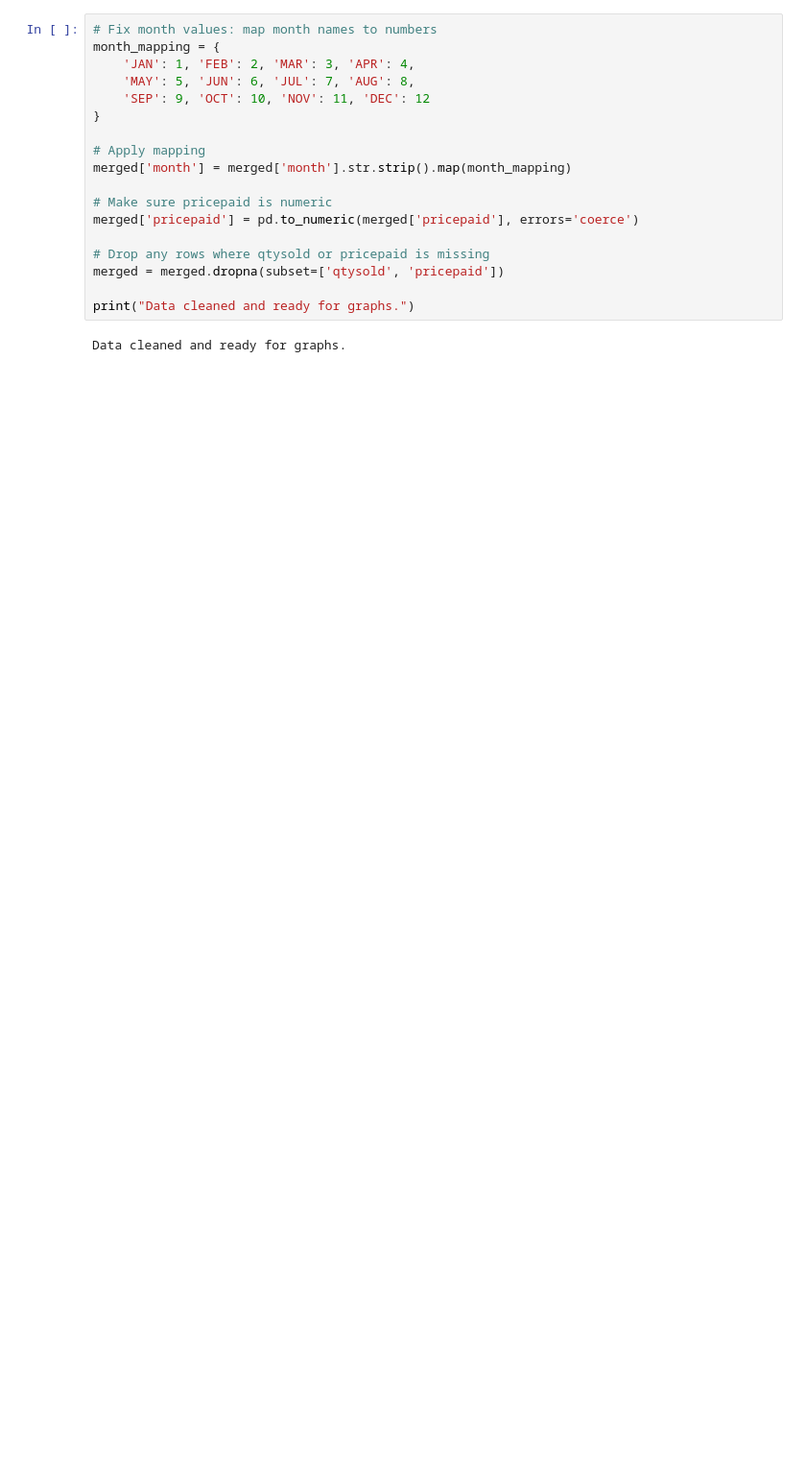
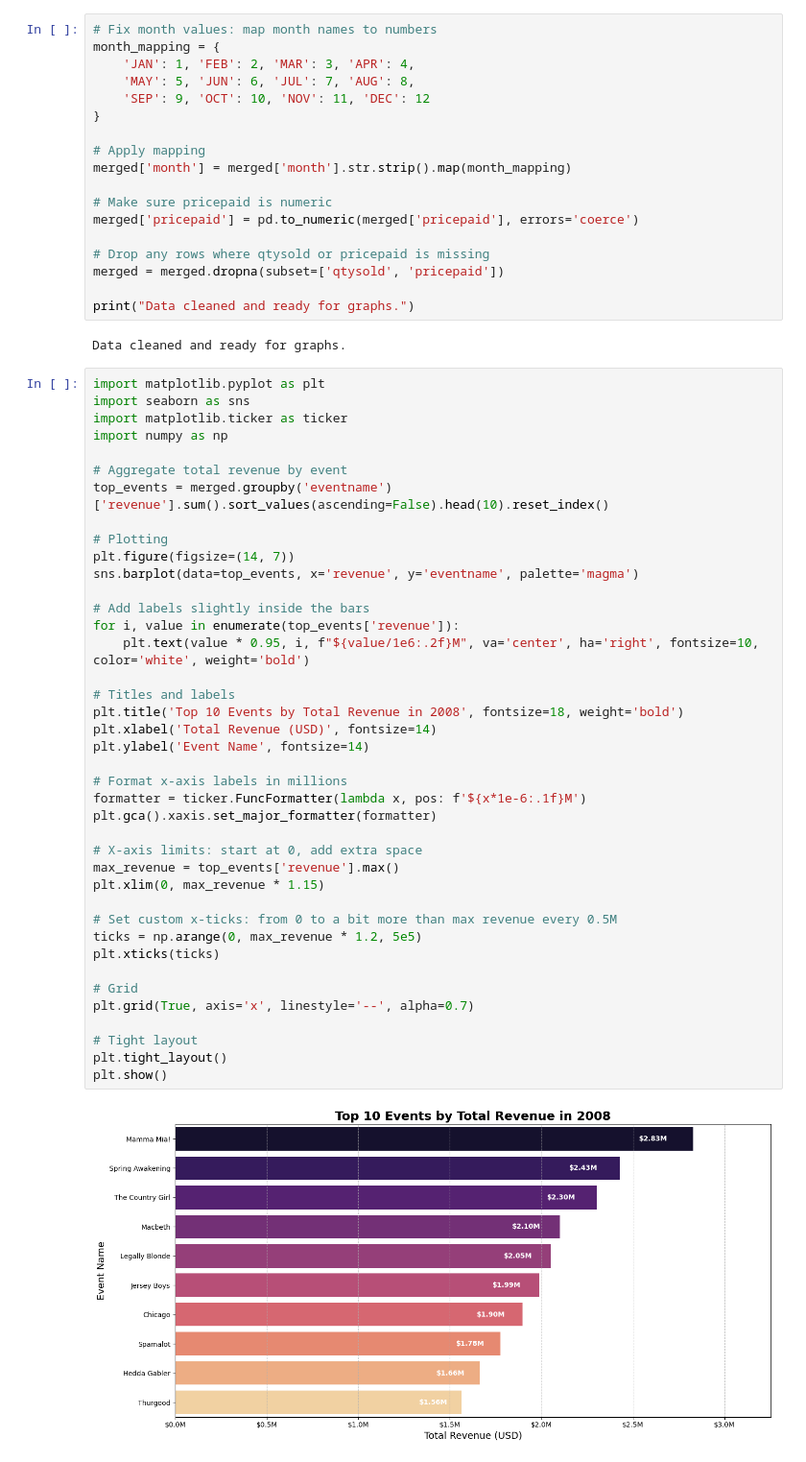
Before and after one commit to Muallim-ai/Final-Project---Group-4, a Jupyter notebook: notebooks/STAT315-FinalProject-Group4.ipynb, the cells around one changed output. Shown: that part at 96% size. Saved outputs shown, nothing was run; the diff lists cells and outputs as text; blank space fills up the shorter version.

```diff
--- a/notebooks/STAT315-FinalProject-Group4.ipynb
+++ b/notebooks/STAT315-FinalProject-Group4.ipynb
@@ -330,4 +351,46 @@ merged = merged.dropna(subset=['qtysold', 'pricepaid'])
 print("Data cleaned and ready for graphs.")
 # %% [output]
 Data cleaned and ready for graphs.
+# %%
+import matplotlib.pyplot as plt
+import seaborn as sns
+import matplotlib.ticker as ticker
+import numpy as np
+
+# Aggregate total revenue by event
+top_events = merged.groupby('eventname')['revenue'].sum().sort_values(ascending=False).head(10).reset_index()
+
+# Plotting
+plt.figure(figsize=(14, 7))
+sns.barplot(data=top_events, x='revenue', y='eventname', palette='magma')
+
+# Add labels slightly inside the bars
+for i, value in enumerate(top_events['revenue']):
+    plt.text(value * 0.95, i, f"${value/1e6:.2f}M", va='center', ha='right', fontsize=10, color='white', weight='bold')
+
+# Titles and labels
+plt.title('Top 10 Events by Total Revenue in 2008', fontsize=18, weight='bold')
+plt.xlabel('Total Revenue (USD)', fontsize=14)
+plt.ylabel('Event Name', fontsize=14)
+
+# Format x-axis labels in millions
+formatter = ticker.FuncFormatter(lambda x, pos: f'${x*1e-6:.1f}M')
+plt.gca().xaxis.set_major_formatter(formatter)
+
+# X-axis limits: start at 0, add extra space
+max_revenue = top_events['revenue'].max()
+plt.xlim(0, max_revenue * 1.15)
+
+# Set custom x-ticks: from 0 to a bit more than max revenue every 0.5M
+ticks = np.arange(0, max_revenue * 1.2, 5e5)
+plt.xticks(ticks)
+
+# Grid
+plt.grid(True, axis='x', linestyle='--', alpha=0.7)
+
+# Tight layout
+plt.tight_layout()
+plt.show()
+# %% [output]
+[figure, added]
 # %%
```
Also changed, not shown: parts of 18 cells of this notebook.
